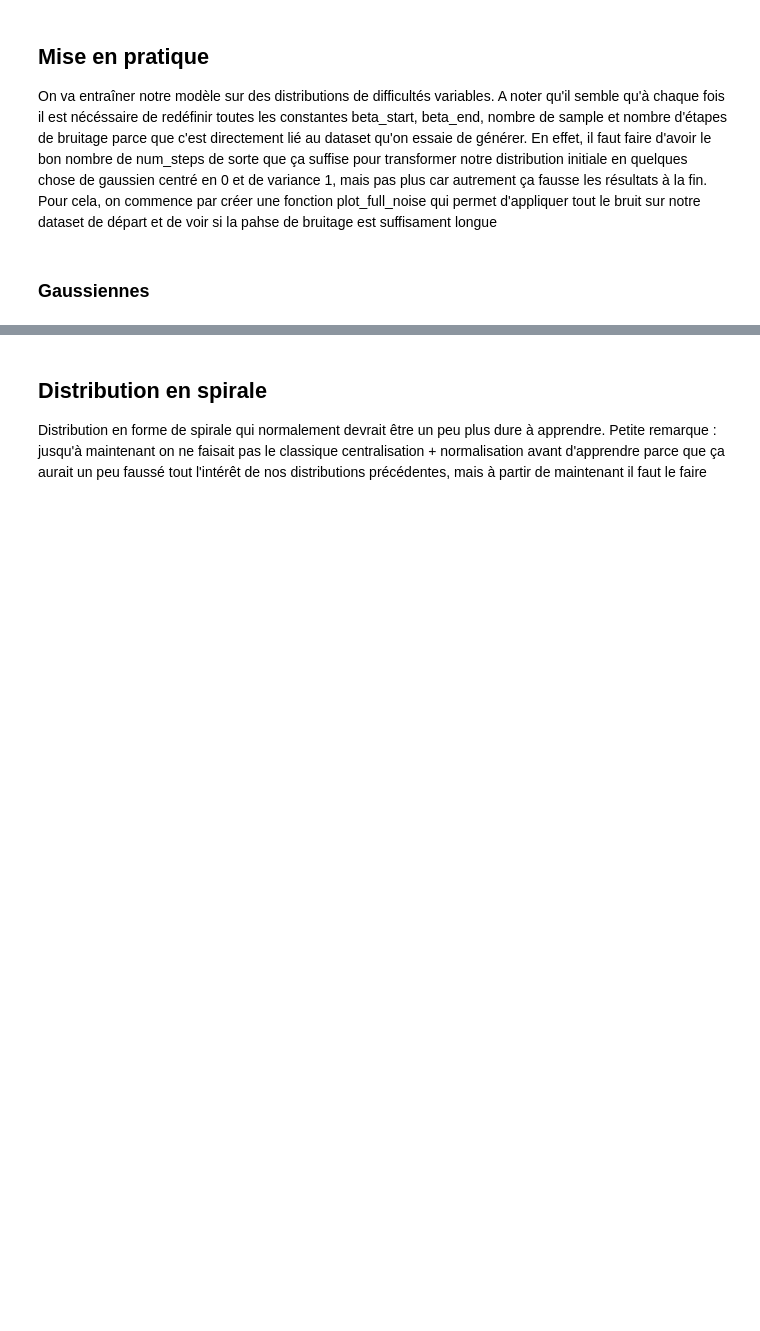
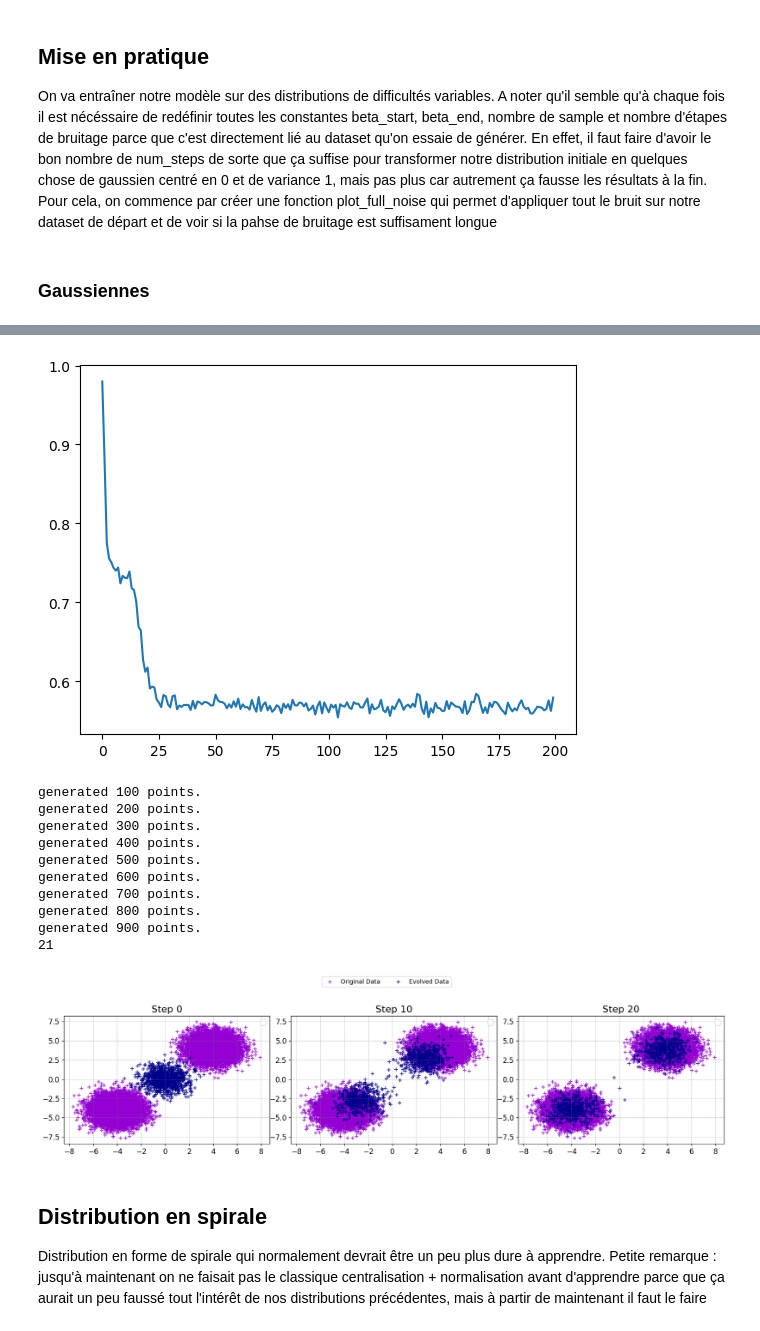
Before and after one commit to crdevio/DiffusionModel, a Jupyter notebook: basic_diffusion.ipynb, the cells around one changed output, grey strips where cells are left out. Saved outputs shown, nothing was run; the diff lists cells and outputs as text; code cells hidden in the pictures; blank space fills up the shorter version.

```diff
--- a/basic_diffusion.ipynb
+++ b/basic_diffusion.ipynb
@@ -288,0 +393,3 @@ NameError: name 'num_epoch' is not defined
+# %%
+X = routine(network_diff, model_diff, dataset_diff, dataloader_diff, num_epochs, num_timesteps, 1000, 2)
+# %% [output]
@@ -289,3 +415,15 @@ NameError: name 'num_epoch' is not defined
+[figure, added]
+generated 100 points.
+generated 200 points.
+generated 300 points.
+generated 400 points.
+generated 500 points.
+generated 600 points.
+generated 700 points.
+generated 800 points.
+generated 900 points.
+21
+[figure, added]
 # %% [markdown]
 <h2>Distribution en spirale</h2>
 <p>Distribution en forme de spirale qui normalement devrait être un peu plus dure à apprendre. Petite remarque : jusqu'à maintenant on ne faisait pas le classique centralisation + normalisation avant d'apprendre parce que ça aurait un peu faussé tout l'intérêt de nos distributions précédentes, mais à partir de maintenant il faut le faire</p>
```
Also changed, not shown: parts of 20 cells of this notebook.
